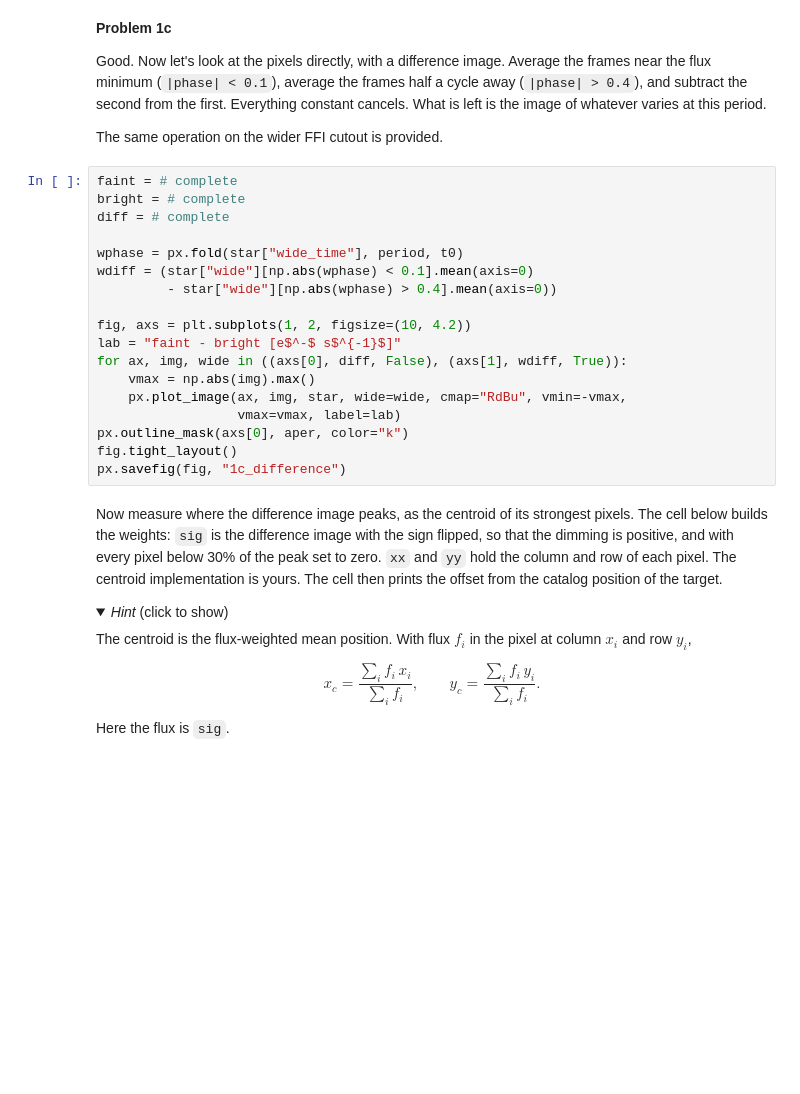
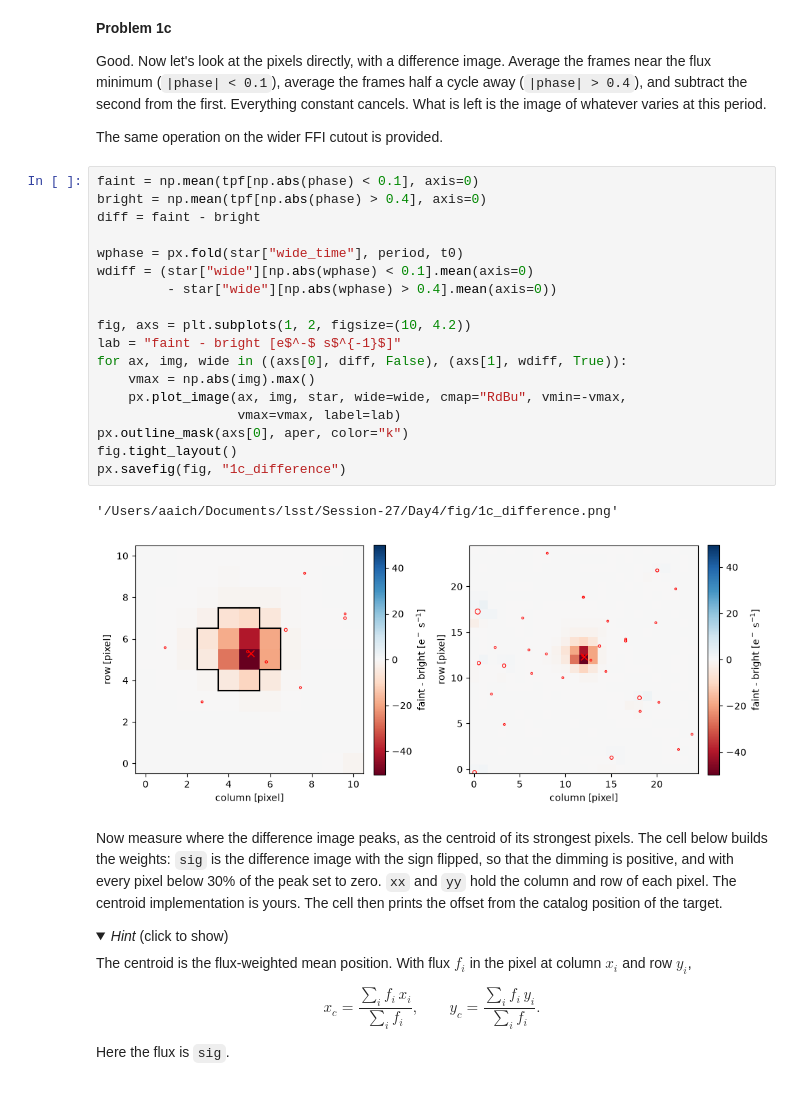
Before and after one commit to pyaritra/Session-27, a Jupyter notebook: Day4/PhotometryAndCotrending.ipynb, the cells around one changed output. Cells and saved outputs as stored; diff of their text form; folded sections open; blank space fills up the shorter version.

```diff
--- a/Day4/PhotometryAndCotrending.ipynb
+++ b/Day4/PhotometryAndCotrending.ipynb
@@ -229,23 +259,26 @@ is the image of whatever varies at this period.
 
 The same operation on the wider FFI cutout is provided.
 # %%
-faint = # complete
-bright = # complete
-diff = # complete
+faint = np.mean(tpf[np.abs(phase) < 0.1], axis=0)
+bright = np.mean(tpf[np.abs(phase) > 0.4], axis=0)
+diff = faint - bright
 
 wphase = px.fold(star["wide_time"], period, t0)
 wdiff = (star["wide"][np.abs(wphase) < 0.1].mean(axis=0)
          - star["wide"][np.abs(wphase) > 0.4].mean(axis=0))
 
 fig, axs = plt.subplots(1, 2, figsize=(10, 4.2))
 lab = "faint - bright [e$^-$ s$^{-1}$]"
 for ax, img, wide in ((axs[0], diff, False), (axs[1], wdiff, True)):
     vmax = np.abs(img).max()
     px.plot_image(ax, img, star, wide=wide, cmap="RdBu", vmin=-vmax,
                   vmax=vmax, label=lab)
 px.outline_mask(axs[0], aper, color="k")
 fig.tight_layout()
 px.savefig(fig, "1c_difference")
+# %% [output]
+'/Users/aaich/Documents/lsst/Session-27/Day4/fig/1c_difference.png'
+[figure, added]
 # %% [markdown]
 Now measure where the difference image peaks, as the centroid of its
 strongest pixels.  The cell below builds the weights: `sig` is the
```
Also changed, not shown: parts of 19 cells of this notebook, 9 other files.
